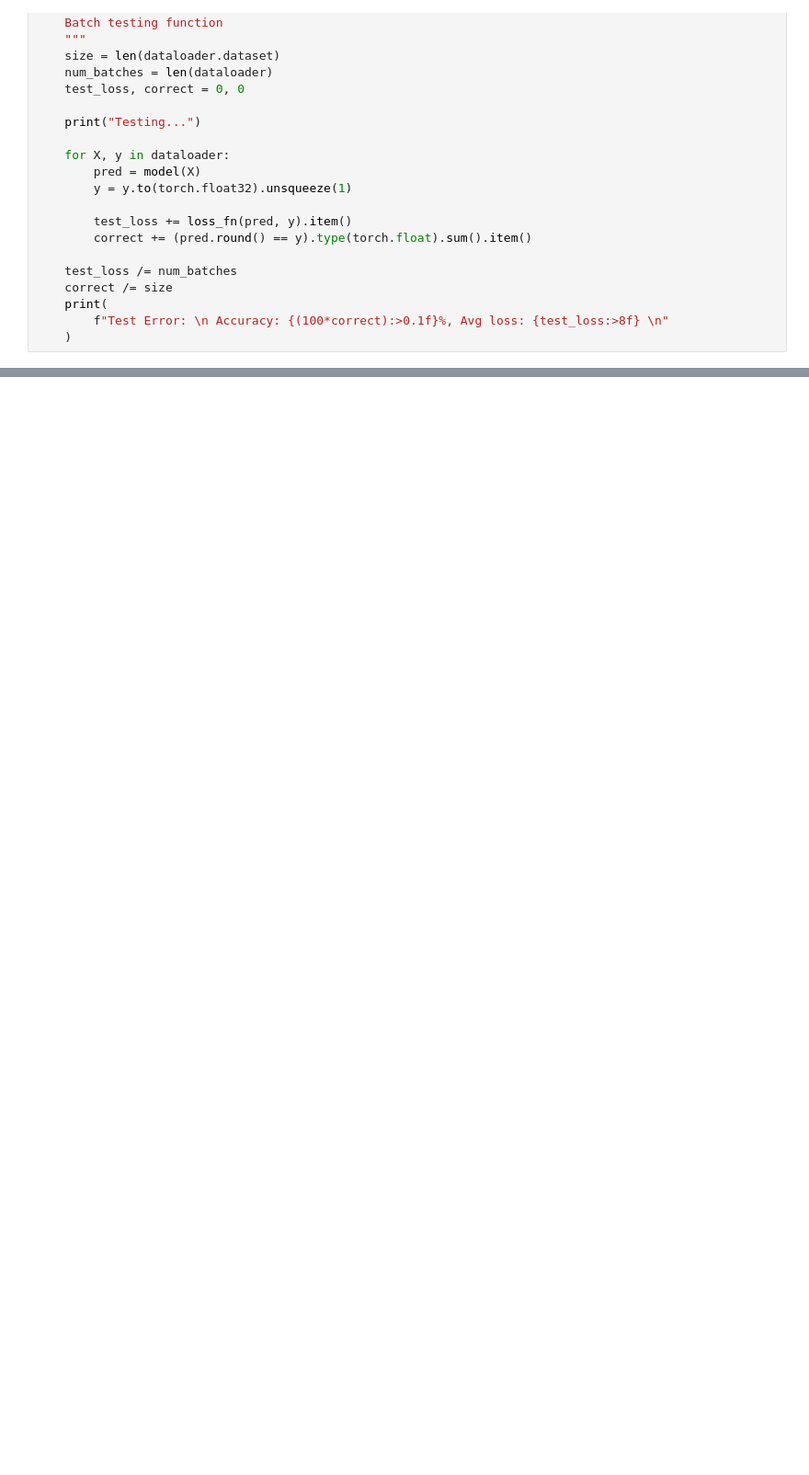
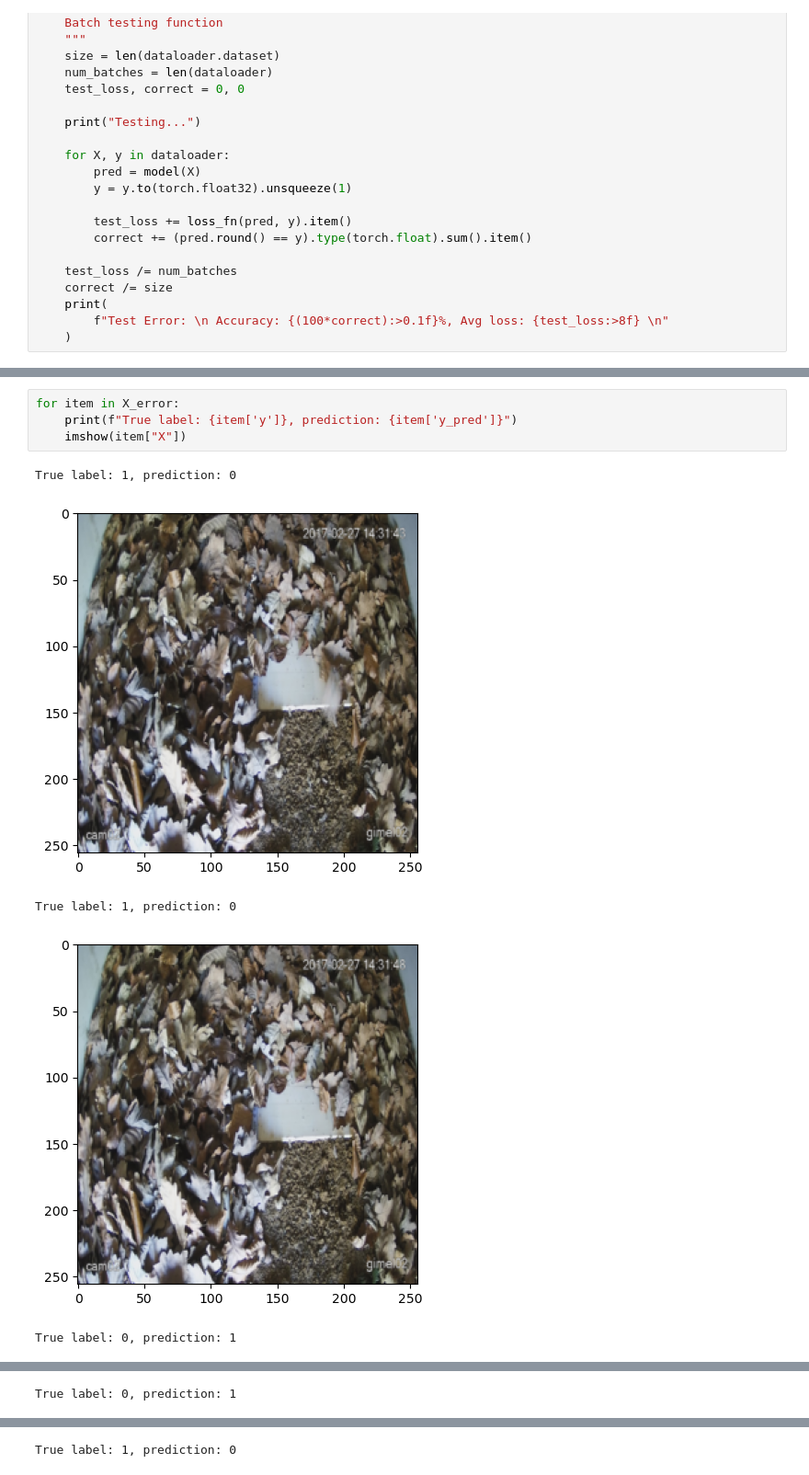
Before and after one commit to student-GML/crapauduc, a Jupyter notebook: filter_plank.ipynb, the cells around one changed output, grey strips where cells are left out. Shown at 92% size. Saved outputs shown, nothing was run; the diff lists cells and outputs as text; blank space fills up the shorter version.

```diff
--- a/filter_plank.ipynb
+++ b/filter_plank.ipynb
@@ -255,0 +259,10 @@ weighted avg       0.97      0.97      0.97       100
+# %%
+for item in X_error:
+    print(f"True label: {item['y']}, prediction: {item['y_pred']}")
+    imshow(item["X"])
+# %% [output]
+True label: 1, prediction: 0
+[figure, added]
+True label: 1, prediction: 0
+[figure, added]
+True label: 0, prediction: 1
@@ -255,0 +270 @@ weighted avg       0.97      0.97      0.97       100
+True label: 0, prediction: 1
@@ -255,0 +272 @@ weighted avg       0.97      0.97      0.97       100
+True label: 1, prediction: 0
```
Also changed, not shown: parts of 7 cells of this notebook.
